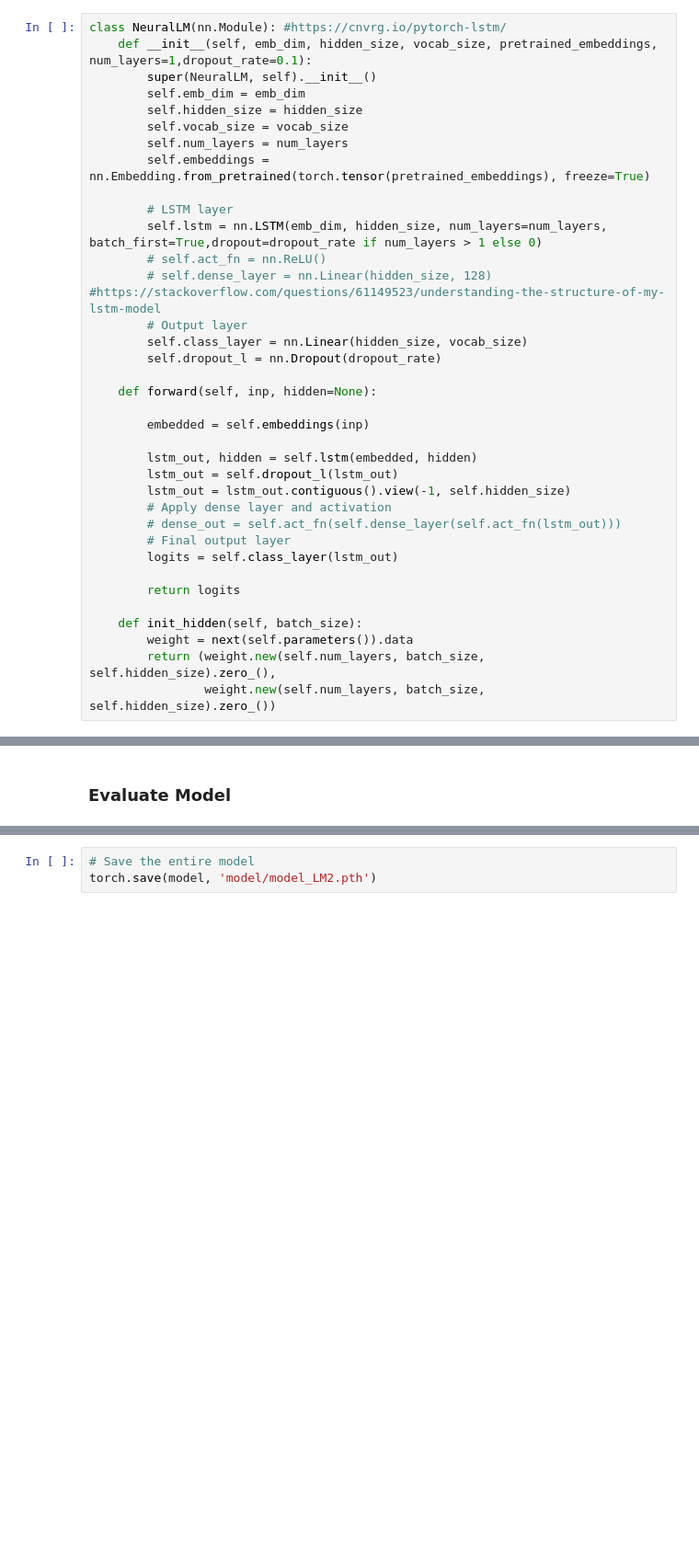
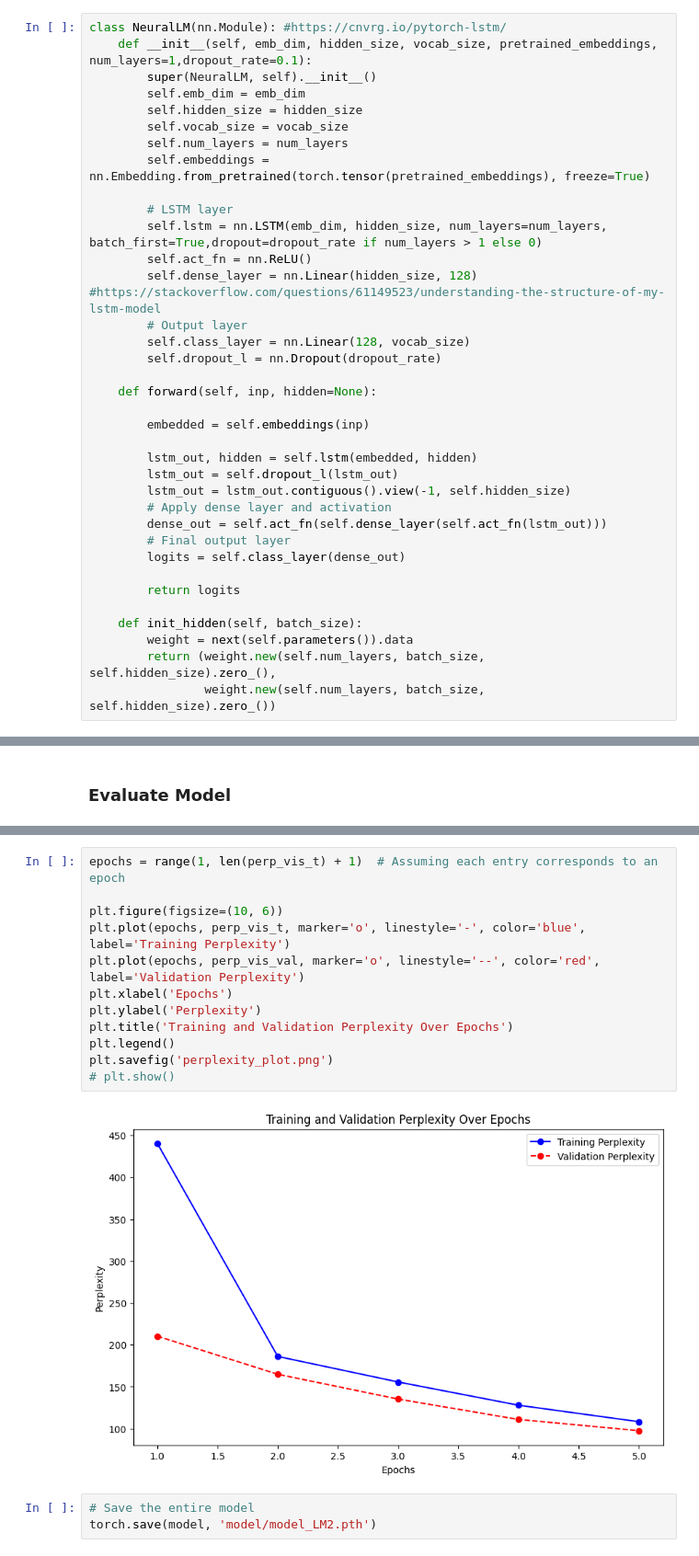
Before and after one commit to ChetaNMahipaL/ANLP-Assignment-1, a Jupyter notebook: RNN_LSTM/main.ipynb, the cells around one changed output, grey strips where cells are left out. Shown: that part at 92% size. Drawn from its saved outputs; the diff is of its cells as text; blank space fills up the shorter version.

Commit message:
Question-2 Verified

```diff
--- a/RNN_LSTM/main.ipynb
+++ b/RNN_LSTM/main.ipynb
@@ -93,10 +94,10 @@ class NeuralLM(nn.Module): #https://cnvrg.io/pytorch-lstm/
 
         # LSTM layer
         self.lstm = nn.LSTM(emb_dim, hidden_size, num_layers=num_layers, batch_first=True,dropout=dropout_rate if num_layers > 1 else 0)
-        # self.act_fn = nn.ReLU()
-        # self.dense_layer = nn.Linear(hidden_size, 128) #https://stackoverflow.com/questions/61149523/understanding-the-structure-of-my-lstm-model
+        self.act_fn = nn.ReLU()
+        self.dense_layer = nn.Linear(hidden_size, 128) #https://stackoverflow.com/questions/61149523/understanding-the-structure-of-my-lstm-model
         # Output layer
-        self.class_layer = nn.Linear(hidden_size, vocab_size)
+        self.class_layer = nn.Linear(128, vocab_size)
         self.dropout_l = nn.Dropout(dropout_rate)
 
     def forward(self, inp, hidden=None):
@@ -107,9 +108,9 @@ class NeuralLM(nn.Module): #https://cnvrg.io/pytorch-lstm/
         lstm_out = self.dropout_l(lstm_out)
         lstm_out = lstm_out.contiguous().view(-1, self.hidden_size)
         # Apply dense layer and activation
-        # dense_out = self.act_fn(self.dense_layer(self.act_fn(lstm_out)))
+        dense_out = self.act_fn(self.dense_layer(self.act_fn(lstm_out)))
         # Final output layer
-        logits = self.class_layer(lstm_out)
+        logits = self.class_layer(dense_out)
 
         return logits
 
@@ -377,3 +295,17 @@ Average Perplexity: 80.1207
+# %%
+epochs = range(1, len(perp_vis_t) + 1)  # Assuming each entry corresponds to an epoch
+
+plt.figure(figsize=(10, 6))
+plt.plot(epochs, perp_vis_t, marker='o', linestyle='-', color='blue', label='Training Perplexity')
+plt.plot(epochs, perp_vis_val, marker='o', linestyle='--', color='red', label='Validation Perplexity')
+plt.xlabel('Epochs')
+plt.ylabel('Perplexity')
+plt.title('Training and Validation Perplexity Over Epochs')
+plt.legend()
+plt.savefig('perplexity_plot.png')
+# plt.show()
+# %% [output]
+[figure, added]
 # %%
 # Save the entire model
 torch.save(model, 'model/model_LM2.pth')
```
Also changed, not shown: parts of 3 cells of this notebook, 6 other files.
